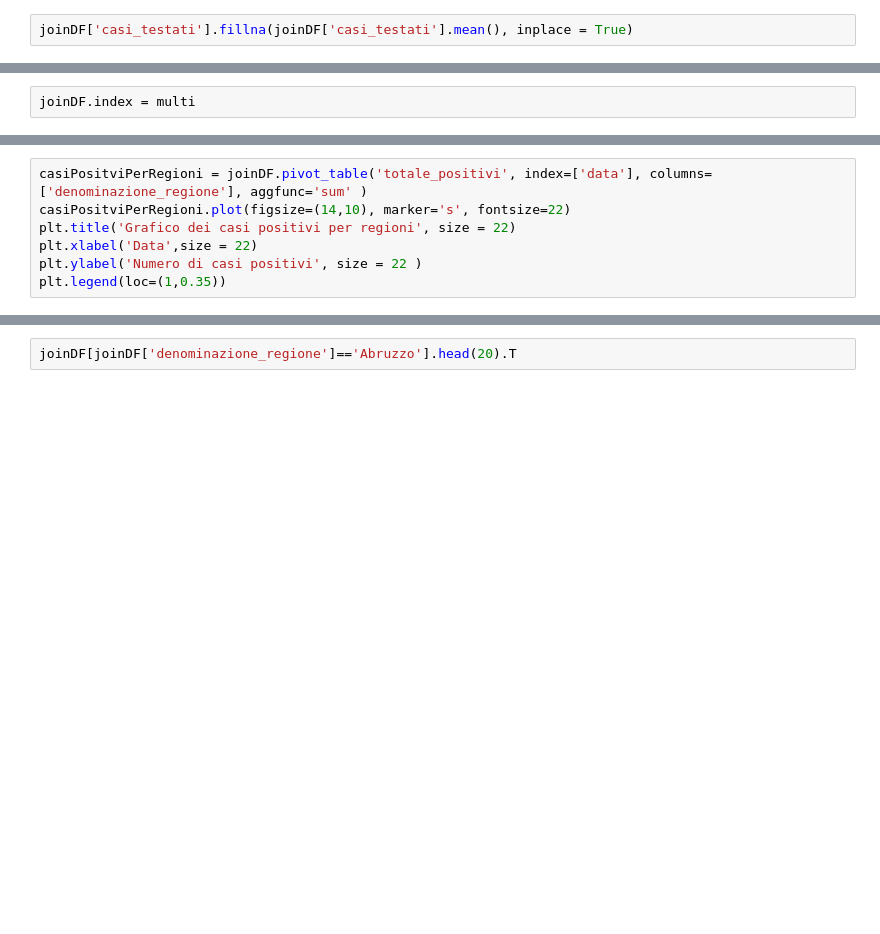
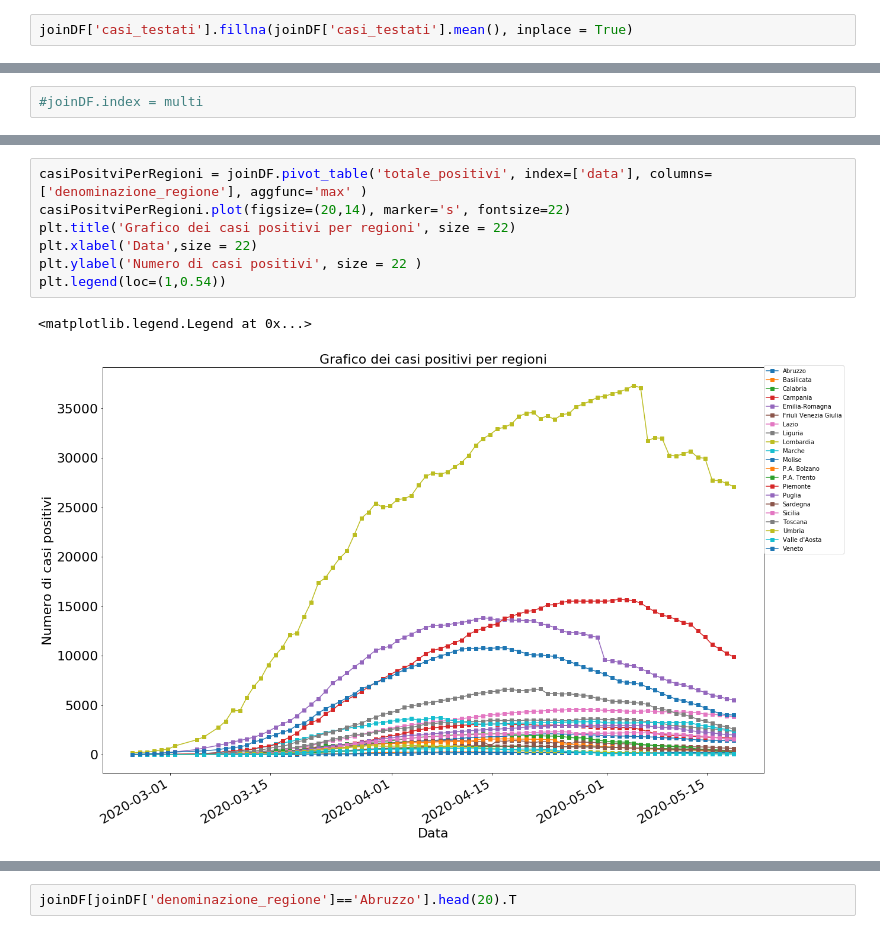
Before and after one commit to MattBlue92/Progetto-APMD-AAGM-2020, a Jupyter notebook: notebooks/DataAnalysis.ipynb, the cells around one changed output, grey strips where cells are left out. Saved outputs shown, nothing was run; the diff lists cells and outputs as text; blank space fills up the shorter version.

```diff
--- a/notebooks/DataAnalysis.ipynb
+++ b/notebooks/DataAnalysis.ipynb
@@ -114,2 +189,2 @@ multi = pd.MultiIndex.from_tuples([(regione, data) for regione,data in zip(joinD
 # %%
-joinDF.index = multi
+#joinDF.index = multi
@@ -142,8 +290,11 @@ joinDF.pivot_table('totale_positivi', index=['denominazione_regione', 'data'], a
 # %%
-casiPositviPerRegioni = joinDF.pivot_table('totale_positivi', index=['data'], columns=['denominazione_regione'], aggfunc='sum' )
-casiPositviPerRegioni.plot(figsize=(14,10), marker='s', fontsize=22)
+casiPositviPerRegioni = joinDF.pivot_table('totale_positivi', index=['data'], columns=['denominazione_regione'], aggfunc='max' )
+casiPositviPerRegioni.plot(figsize=(20,14), marker='s', fontsize=22)
 plt.title('Grafico dei casi positivi per regioni', size = 22)
 plt.xlabel('Data',size = 22)
 plt.ylabel('Numero di casi positivi', size = 22 )
-plt.legend(loc=(1,0.35))
+plt.legend(loc=(1,0.54))
+# %% [output]
+<matplotlib.legend.Legend at 0x...>
+[figure, added]
 # %%
```
Also changed, not shown: parts of 43 cells of this notebook.
